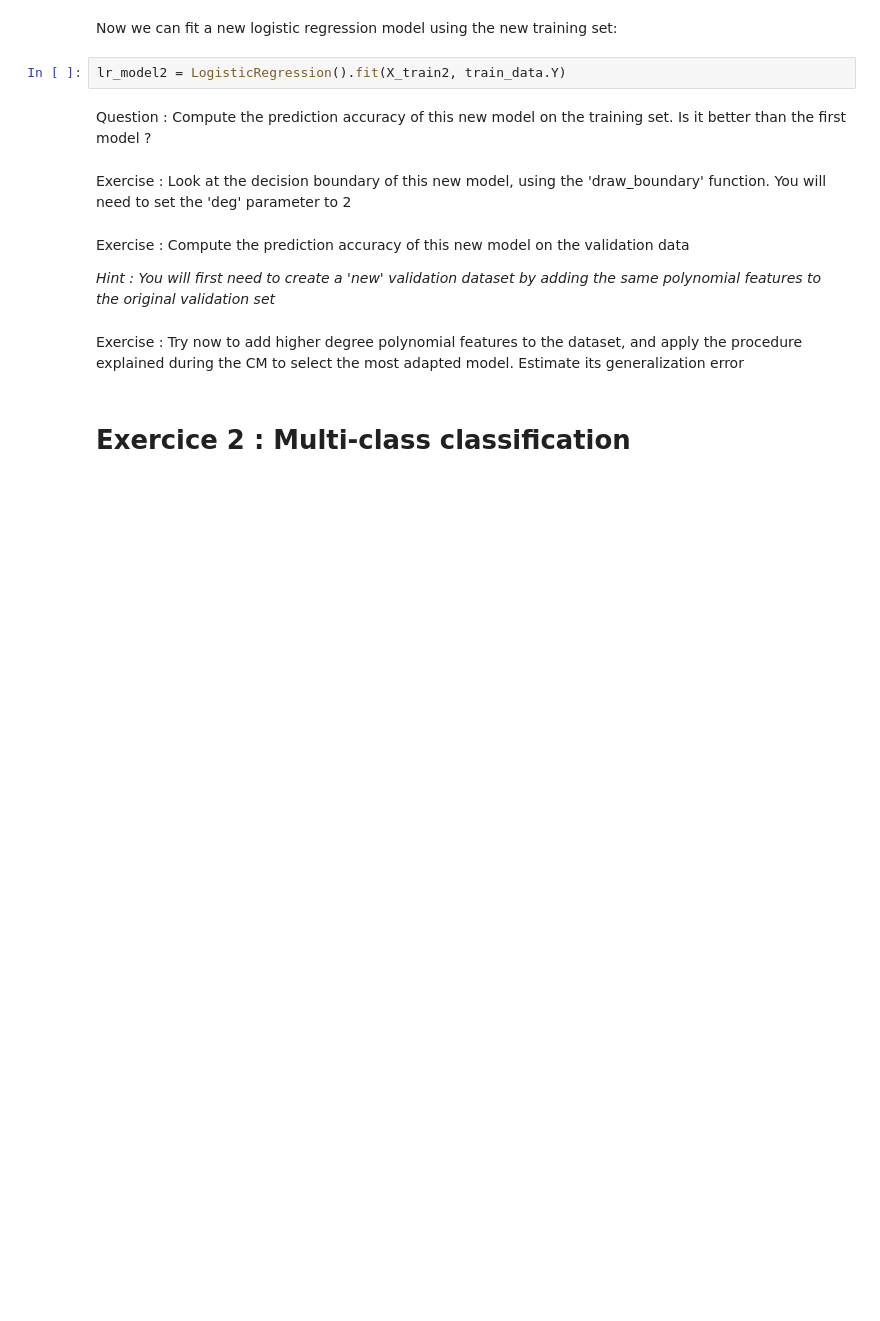
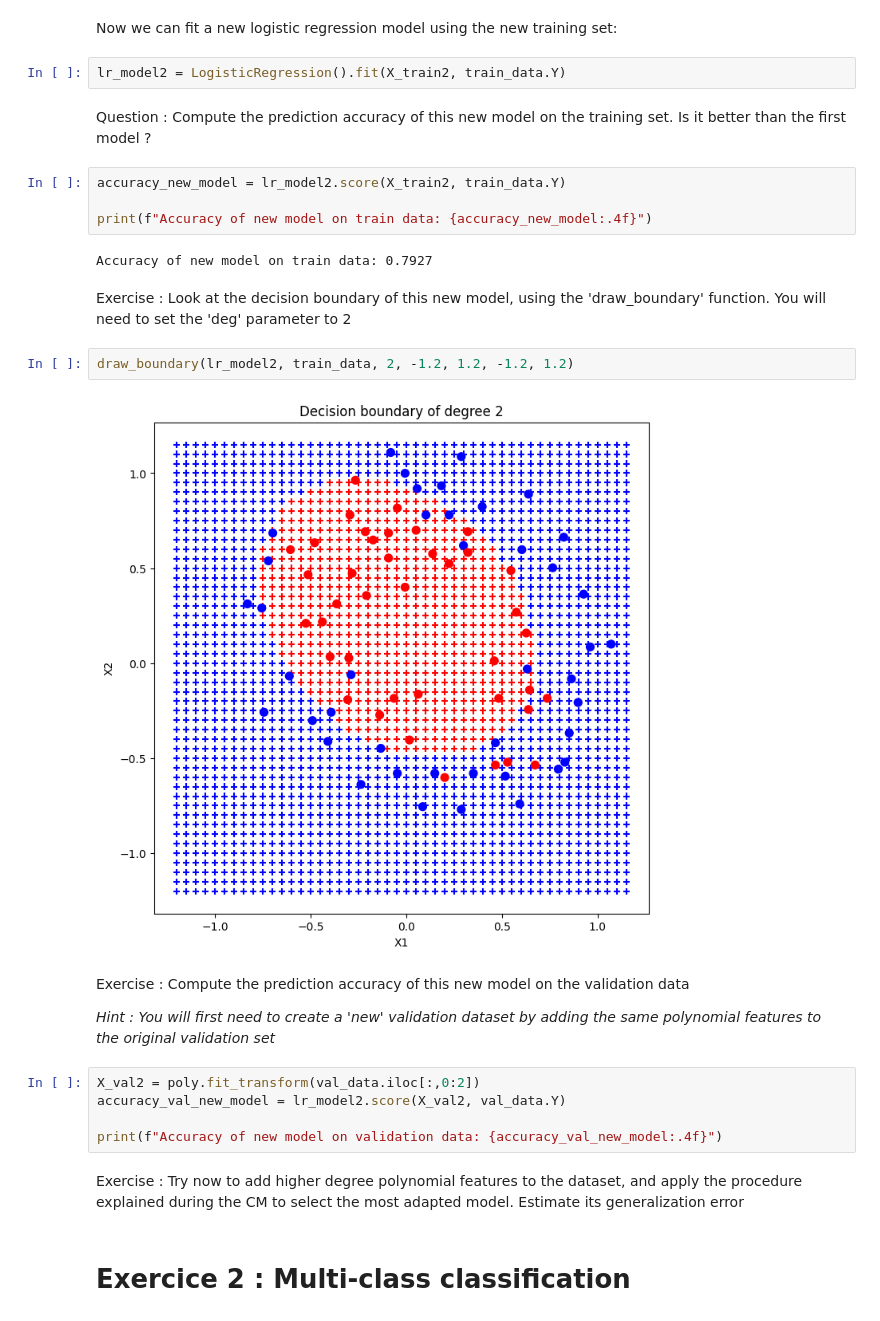
Before and after one commit to JoseRuiz01/MachineLearningLabs, a Jupyter notebook: TP_1_Logistic_Regression_student.ipynb, the cells around one changed output. Drawn from its saved outputs; the diff is of its cells as text; blank space fills up the shorter version.

```diff
--- a/TP_1_Logistic_Regression_student.ipynb
+++ b/TP_1_Logistic_Regression_student.ipynb
@@ -325,12 +341,27 @@ Now we can fit a new logistic regression model using the new training set:
 lr_model2 = LogisticRegression().fit(X_train2, train_data.Y)
 # %% [markdown]
 Question : Compute the prediction accuracy of this new model on the training set. Is it better than the first model ?
+# %%
+accuracy_new_model = lr_model2.score(X_train2, train_data.Y)
+
+print(f"Accuracy of new model on train data: {accuracy_new_model:.4f}")
+# %% [output]
+Accuracy of new model on train data: 0.7927
 # %% [markdown]
 Exercise : Look at the decision boundary of this new model, using the 'draw_boundary' function. You will need to set the 'deg' parameter to 2
+# %%
+draw_boundary(lr_model2, train_data, 2, -1.2, 1.2, -1.2, 1.2)
+# %% [output]
+[figure, added]
 # %% [markdown]
 Exercise : Compute the prediction accuracy of this new model on the validation data
 
 *Hint : You will first need to create a 'new' validation dataset by adding the same polynomial features to the original validation set*
+# %%
+X_val2 = poly.fit_transform(val_data.iloc[:,0:2])
+accuracy_val_new_model = lr_model2.score(X_val2, val_data.Y)
+
+print(f"Accuracy of new model on validation data: {accuracy_val_new_model:.4f}")
 # %% [markdown]
 Exercise : Try now to add higher degree polynomial features to the dataset, and apply the procedure explained during the CM to select the most adapted model. Estimate its generalization error
 # %% [markdown]
```
Also changed, not shown: parts of 4 cells of this notebook.
